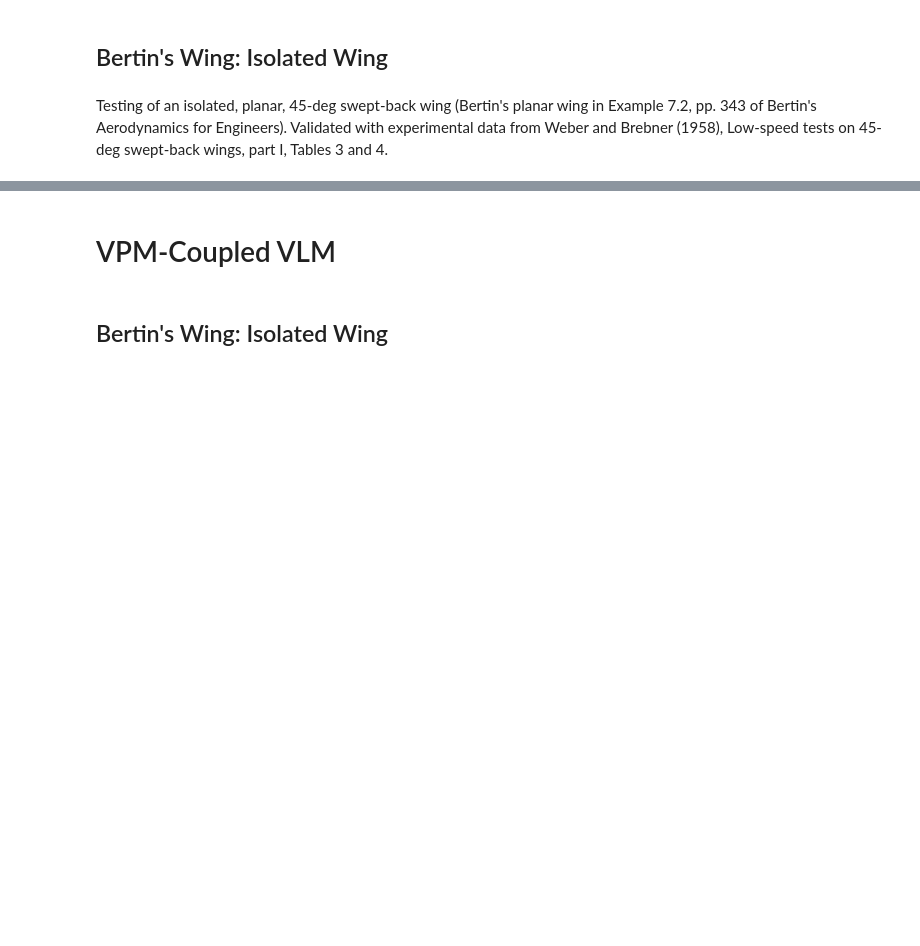
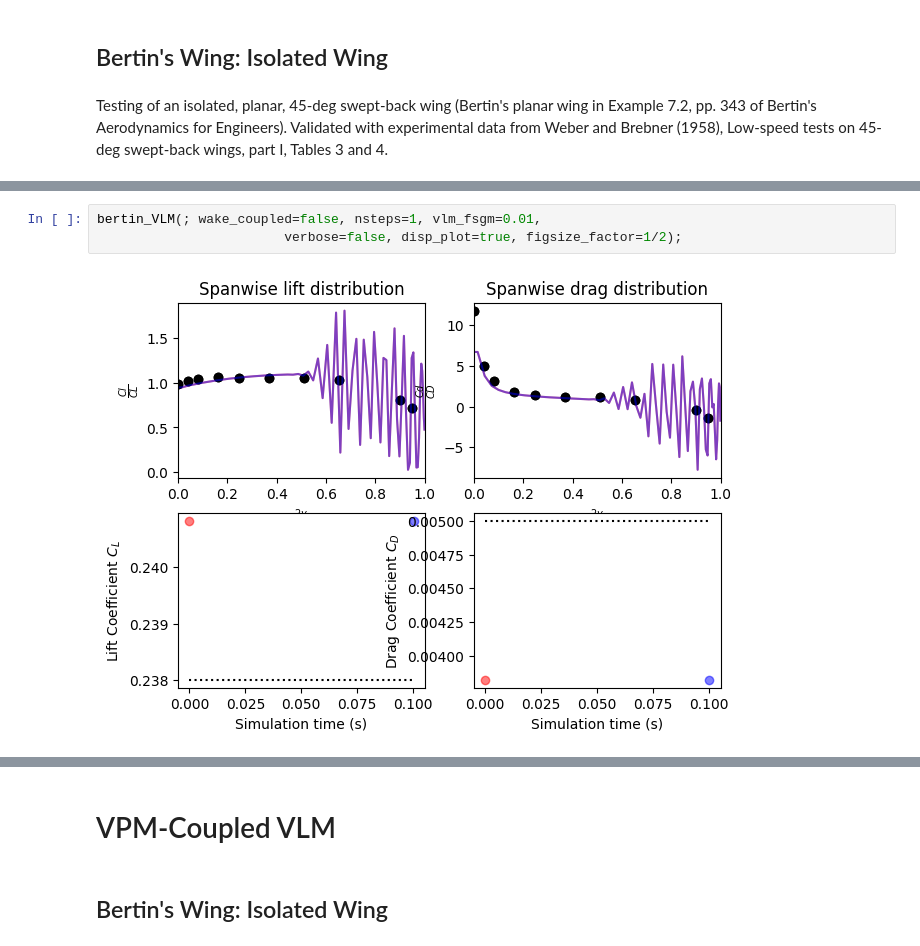
Before and after one commit to byuflowlab/FLOWUnsteady, a Jupyter notebook: docs/validation.ipynb, the cells around one changed output, grey strips where cells are left out. Saved outputs shown, nothing was run; the diff lists cells and outputs as text; blank space fills up the shorter version.

```diff
--- a/docs/validation.ipynb
+++ b/docs/validation.ipynb
@@ -71,0 +70,5 @@ Test Passed
+# %%
+bertin_VLM(; wake_coupled=false, nsteps=1, vlm_fsgm=0.01,
+                        verbose=false, disp_plot=true, figsize_factor=1/2);
+# %% [output]
+[figure, added]
```
Also changed, not shown: parts of 10 cells of this notebook, 4 other files.
